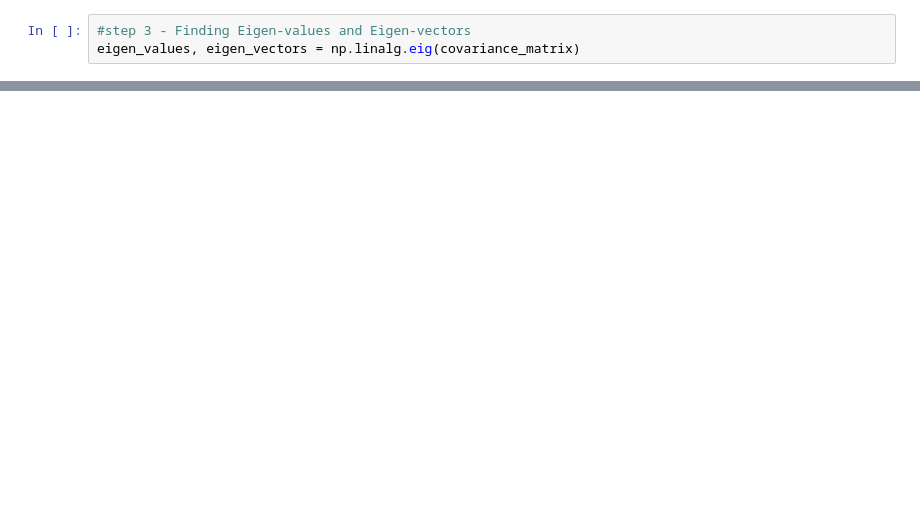
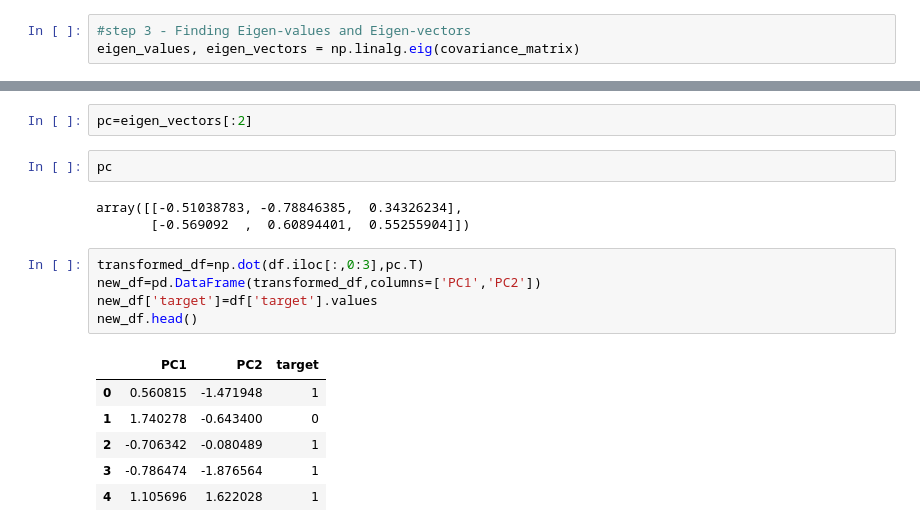
Before and after one commit to Abu-Taher01/PCA, a Jupyter notebook: PCA.ipynb, the cells around one changed output, grey strips where cells are left out. Cells and saved outputs as stored; diff of their text form; blank space fills up the shorter version.

```diff
--- a/PCA.ipynb
+++ b/PCA.ipynb
@@ -76,0 +77,19 @@ array([0.83084475, 1.2076048 , 1.03847353])
+# %%
+pc=eigen_vectors[:2]
+# %%
+pc
+# %% [output]
+array([[-0.51038783, -0.78846385,  0.34326234],
+       [-0.569092  ,  0.60894401,  0.55255904]])
+# %%
+transformed_df=np.dot(df.iloc[:,0:3],pc.T)
+new_df=pd.DataFrame(transformed_df,columns=['PC1','PC2'])
+new_df['target']=df['target'].values
+new_df.head()
+# %% [output]
+|  | PC1 | PC2 | target |
+| 0 | 0.560815 | -1.471948 | 1 |
+| 1 | 1.740278 | -0.643400 | 0 |
+| 2 | -0.706342 | -0.080489 | 1 |
+| 3 | -0.786474 | -1.876564 | 1 |
+| 4 | 1.105696 | 1.622028 | 1 |
```
Also changed, not shown: parts of 6 cells of this notebook.
